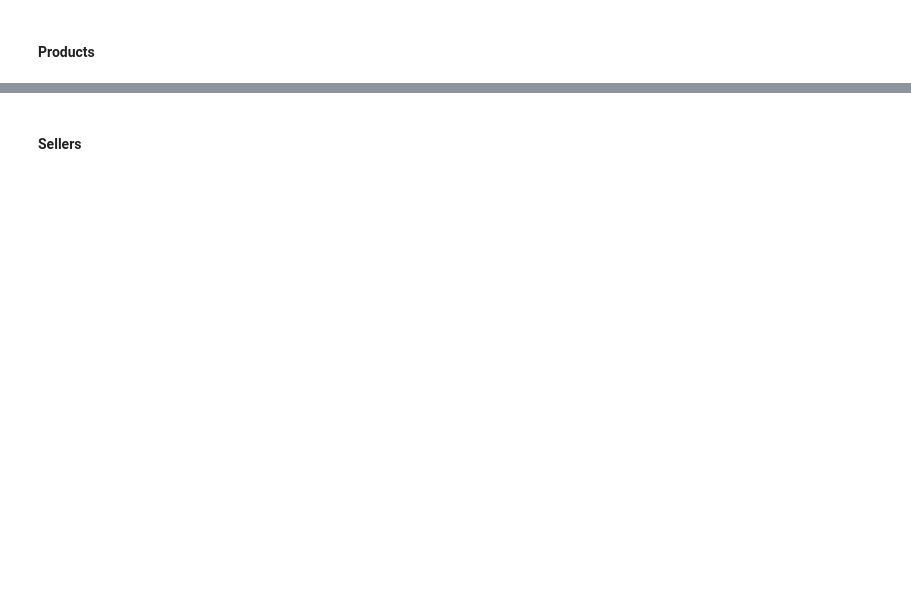
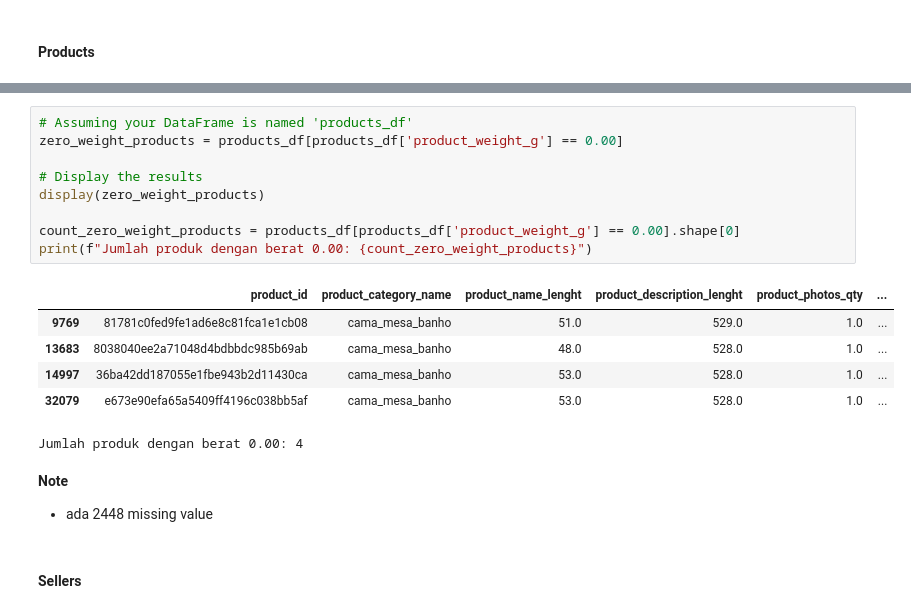
Before and after one commit to ralik45/E-Commerce-Analysis, a Jupyter notebook: Submission.ipynb, the cells around one changed output, grey strips where cells are left out. Cells and saved outputs as stored; diff of their text form; blank space fills up the shorter version.

```diff
--- a/Submission.ipynb
+++ b/Submission.ipynb
@@ -565,2 +718,21 @@ display(null_delivered_dates_df)
+# %%
+# Assuming your DataFrame is named 'products_df'
+zero_weight_products = products_df[products_df['product_weight_g'] == 0.00]
+
+# Display the results
+display(zero_weight_products)
+
+count_zero_weight_products = products_df[products_df['product_weight_g'] == 0.00].shape[0]
+print(f"Jumlah produk dengan berat 0.00: {count_zero_weight_products}")
+# %% [output]
+|  | product_id | product_category_name | product_name_lenght | product_description_lenght | product_photos_qty | ... |
+| 9769 | 81781c0fed9fe1ad6e8c81fca1e1cb08 | cama_mesa_banho | 51.0 | 529.0 | 1.0 | ... |
+| 13683 | 8038040ee2a71048d4bdbbdc985b69ab | cama_mesa_banho | 48.0 | 528.0 | 1.0 | ... |
+| 14997 | 36ba42dd187055e1fbe943b2d11430ca | cama_mesa_banho | 53.0 | 528.0 | 1.0 | ... |
+| 32079 | e673e90efa65a5409ff4196c038bb5af | cama_mesa_banho | 53.0 | 528.0 | 1.0 | ... |
+Jumlah produk dengan berat 0.00: 4
+# %% [markdown]
+**Note**
+- ada 2448 missing value
 # %% [markdown]
 #### Sellers
```
Also changed, not shown: parts of 31 cells of this notebook.
